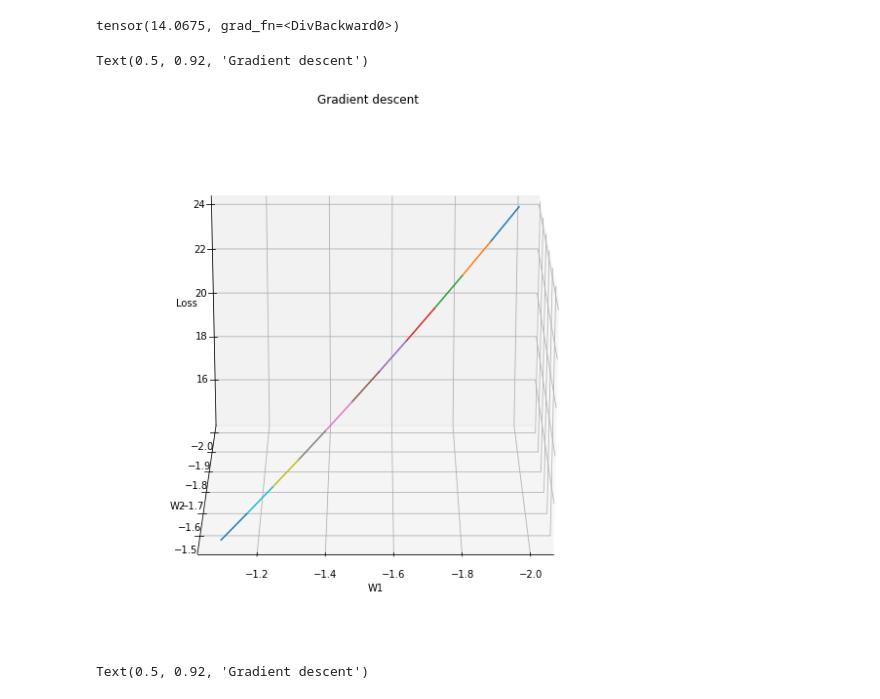
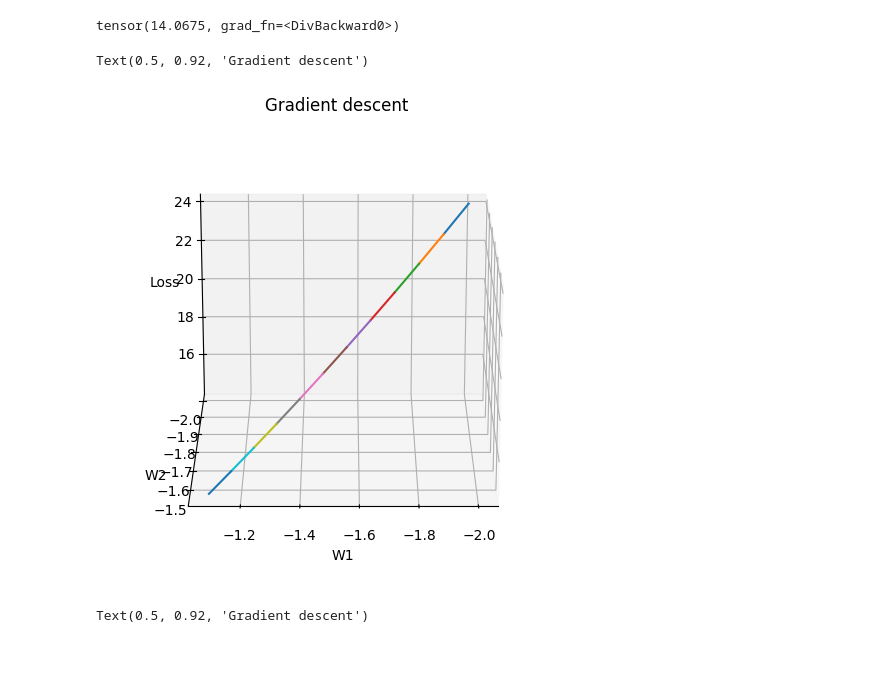
Before and after one commit to pabloschwarzenberg/CINF104, a Jupyter notebook: optim/optim.ipynb, the cells around one changed output. Saved outputs shown, nothing was run; the diff lists cells and outputs as text; code cells hidden in the pictures; blank space fills up the shorter version.

```diff
--- a/optim/optim.ipynb
+++ b/optim/optim.ipynb
@@ -300,20 +293,20 @@ for i in range(1,N):
 L=L/N
 # %%
 fig, axes = plt.subplots(1,1,subplot_kw={"projection":"3d"})
-fig.set_size_inches(10, 10)
+fig.set_size_inches(6, 6)
 for step in trayectoria:
     axes.plot(
     [step[0][0][0],step[1][0][0]],
     [step[0][1][0],step[1][1][0]],
     [step[0][2],step[1][2]])
 axes.view_init(elev=20,azim=90,roll=0)
 axes.set_xlabel('W1')
 axes.set_ylabel('W2')
 axes.set_zlabel('Loss')
 plt.title("Gradient descent")
 # %% [output]
 Text(0.5, 0.92, 'Gradient descent')
-[figure, old version]
+[figure, new version]
 # %%
 fig, axes = plt.subplots(1,1,subplot_kw={"projection":"3d"})
 fig.set_size_inches(10, 10)
```
Also changed, not shown: parts of 11 cells of this notebook.
